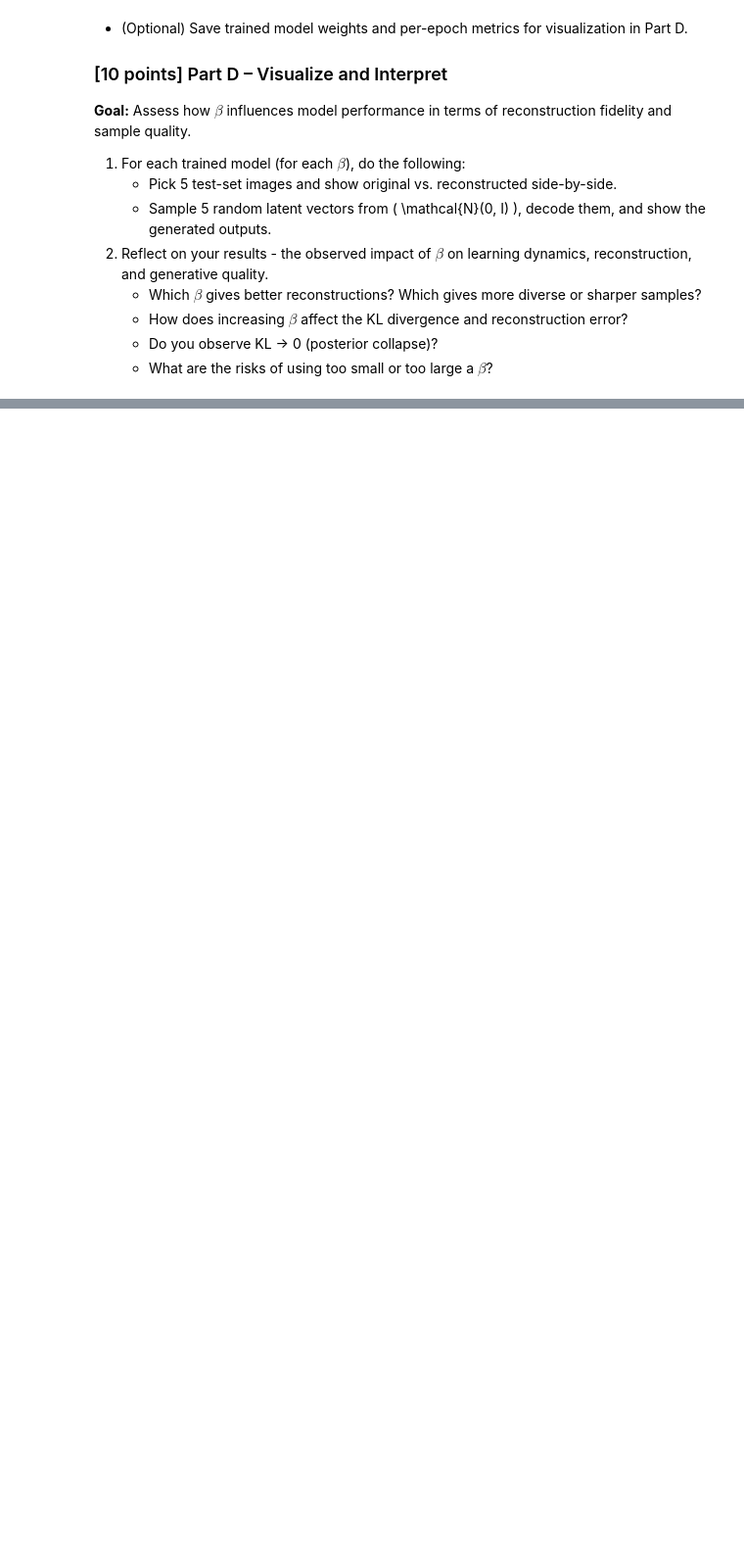
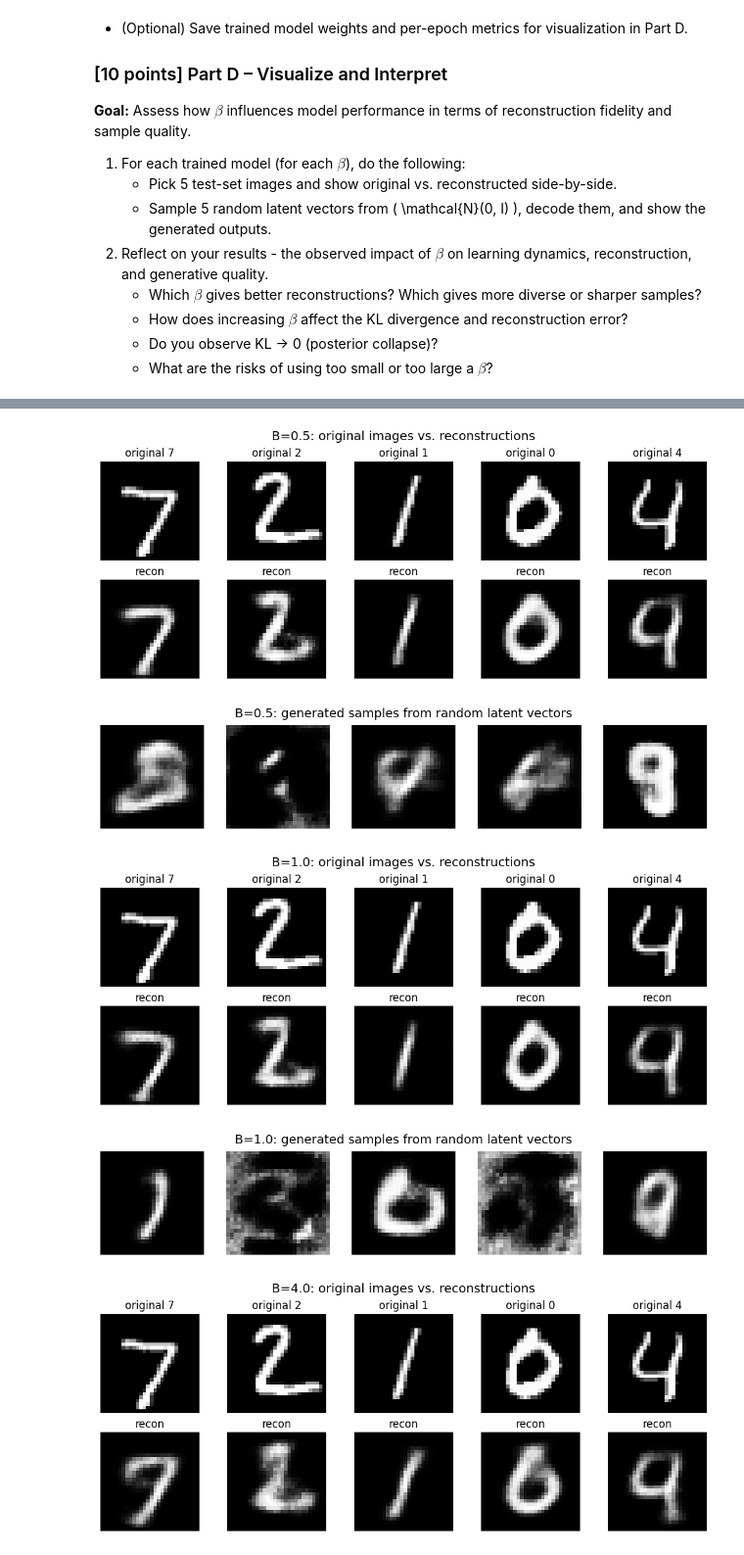
Before and after one commit to CovertRob/ai-algorithms-base, a Jupyter notebook: homework/HW4.ipynb, the cells around one changed output, grey strips where cells are left out. Shown at 98% size. Drawn from its saved outputs; the diff is of its cells as text; code cells hidden in the pictures; blank space fills up the shorter version.

```diff
--- a/homework/HW4.ipynb
+++ b/homework/HW4.ipynb
@@ -1555,0 +1961,57 @@ __Goal:__ Assess how $\beta$ influences model performance in terms of reconstruc
+# %%
+# Pick the same 5 test images for every beta model.
+# This makes the reconstruction comparison fair because each model sees the same inputs.
+test_images, test_labels = next(iter(test_loader))
+comparison_images = test_images[:5].to(device)
+comparison_labels = test_labels[:5]
+
+
+def show_reconstructions(beta, model, images):
+    """Show original images on top and reconstructed images on bottom for one beta value."""
+    model.eval()
+    with torch.no_grad():
+        reconstructions, _, _ = model(images)
+
+    fig, axes = plt.subplots(2, 5, figsize=(10, 4), constrained_layout=True)
+    fig.suptitle(f"B={beta}: original images vs. reconstructions", fontsize=14)
+
+    for col in range(5):
+        axes[0, col].imshow(images[col].detach().cpu().squeeze(), cmap="gray")
+        axes[0, col].set_title(f"original {comparison_labels[col].item()}")
+        axes[0, col].axis("off")
+
+        axes[1, col].imshow(reconstructions[col].detach().cpu().squeeze(), cmap="gray")
+        axes[1, col].set_title("recon")
+        axes[1, col].axis("off")
+
+    plt.show()
+
+
+def show_generated_samples(beta, model, sample_count=5):
+    """Decode random z values sampled from N(0, I) for one beta value."""
+    model.eval()
+    with torch.no_grad():
+        z = torch.randn(sample_count, latent_dim, device=device)
+        generated = model.decode(z)
+
+    fig, axes = plt.subplots(1, sample_count, figsize=(10, 2), constrained_layout=True)
+    fig.suptitle(f"B={beta}: generated samples from random latent vectors", fontsize=14)
+
+    for col in range(sample_count):
+        axes[col].imshow(generated[col].detach().cpu().squeeze(), cmap="gray")
+        axes[col].axis("off")
+
+    plt.show()
+
+
+# Run the visual comparison for each trained beta model.
+torch.manual_seed(args.seed)
+for beta in beta_values:
+    show_reconstructions(beta, trained_models[beta], comparison_images)
+    show_generated_samples(beta, trained_models[beta])
+# %% [output]
+[figure, added]
+[figure, added]
+[figure, added]
+[figure, added]
+[figure, added]
```
Also changed, not shown: parts of 25 cells of this notebook, 17 other files.
